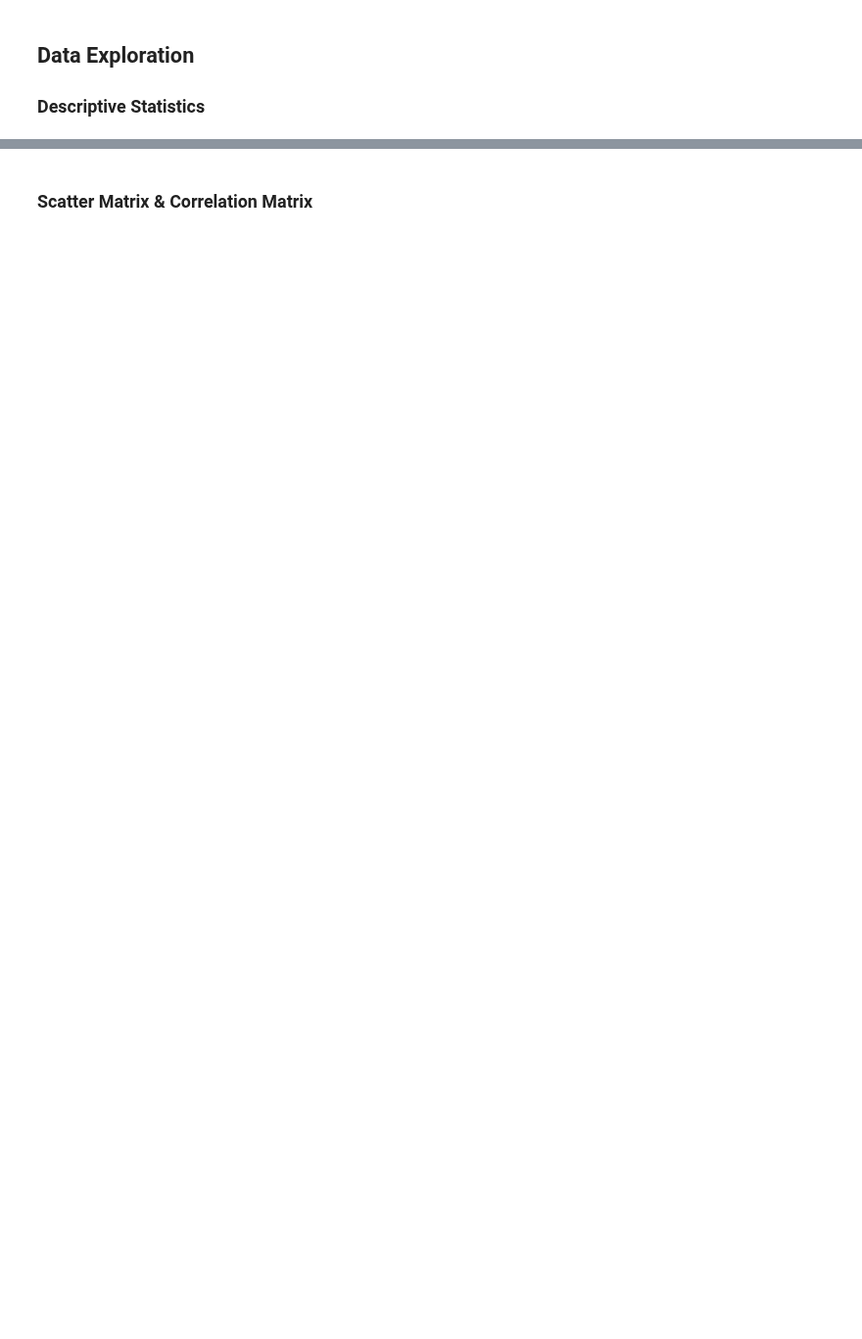
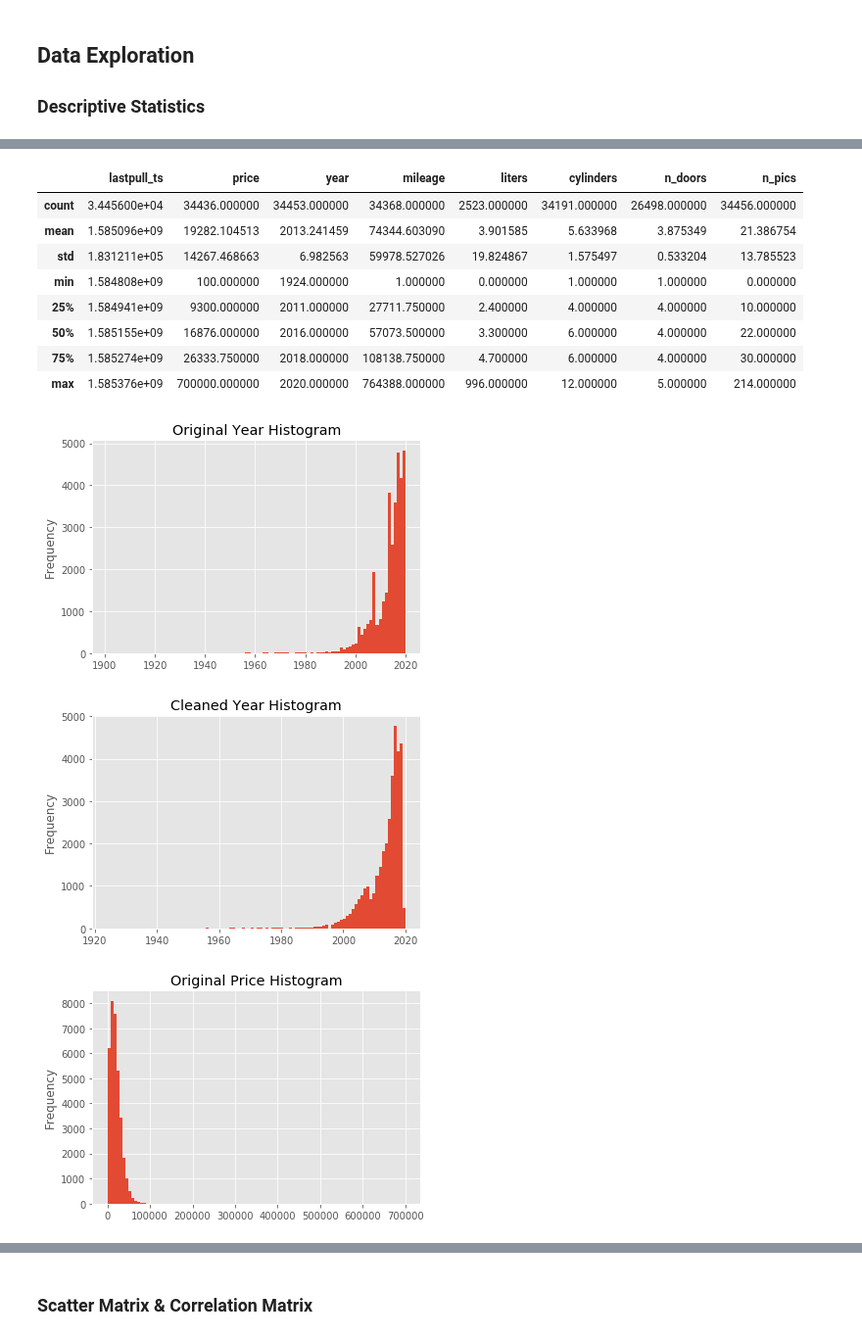
Before and after one commit to taylorch626/automodeals, a Jupyter notebook: Data_Exploration_Analysis.ipynb, the cells around one changed output, grey strips where cells are left out. Shown at 98% size. Saved outputs shown, nothing was run; the diff lists cells and outputs as text; code cells hidden in the pictures; blank space fills up the shorter version.

```diff
--- a/Data_Exploration_Analysis.ipynb
+++ b/Data_Exploration_Analysis.ipynb
@@ -77 +76,47 @@ memory usage: 37.1+ KB
 None
+# %%
+# Data clean up
+# Check year
+plt.figure()
+cars["year"].plot.hist(bins=100)
+plt.title('Original Year Histogram')
+# any cars with a year less than 1920 changed to None
+cars.loc[(cars.year < 1920),'year']=None
+plt.figure()
+cars["year"].plot.hist(bins=100)
+plt.title('Cleaned Year Histogram')
+
+# Check price
+plt.figure()
+cars["price"].plot.hist(bins=100)
+plt.title('Original Price Histogram')
+# any cars with a price less than $100 changed to None
+cars.loc[(cars.price < 100),'price']=None
+plt.figure()
+cars["price"].plot.hist(bins=100)
+plt.title('Cleaned Price Histogram')
+
+# Check Mileage
+plt.figure()
+cars["mileage"].plot.hist(bins=100)
+plt.title('Original Mileage Histogram')
+# any cars with a mileage less than 900000 changed to None
+cars.loc[(cars.mileage > 900000),'mileage']=None
+plt.figure()
+cars["mileage"].plot.hist(bins=100)
+plt.title('Cleaned Mileage Histogram')
+
+cars.describe()
+# %% [output]
+|  | lastpull_ts | price | year | mileage | liters | cylinders | n_doors | n_pics |
+| count | 3.445600e+04 | 34436.000000 | 34453.000000 | 34368.000000 | 2523.000000 | 34191.000000 | 26498.000000 | 34456.000000 |
+| mean | 1.585096e+09 | 19282.104513 | 2013.241459 | 74344.603090 | 3.901585 | 5.633968 | 3.875349 | 21.386754 |
+| std | 1.831211e+05 | 14267.468663 | 6.982563 | 59978.527026 | 19.824867 | 1.575497 | 0.533204 | 13.785523 |
+| min | 1.584808e+09 | 100.000000 | 1924.000000 | 1.000000 | 0.000000 | 1.000000 | 1.000000 | 0.000000 |
+| 25% | 1.584941e+09 | 9300.000000 | 2011.000000 | 27711.750000 | 2.400000 | 4.000000 | 4.000000 | 10.000000 |
+| 50% | 1.585155e+09 | 16876.000000 | 2016.000000 | 57073.500000 | 3.300000 | 6.000000 | 4.000000 | 22.000000 |
+| 75% | 1.585274e+09 | 26333.750000 | 2018.000000 | 108138.750000 | 4.700000 | 6.000000 | 4.000000 | 30.000000 |
+| max | 1.585376e+09 | 700000.000000 | 2020.000000 | 764388.000000 | 996.000000 | 12.000000 | 5.000000 | 214.000000 |
+[figure, added]
+[figure, added]
+[figure, added]
```
Also changed, not shown: parts of 9 cells of this notebook, 2 other files.
